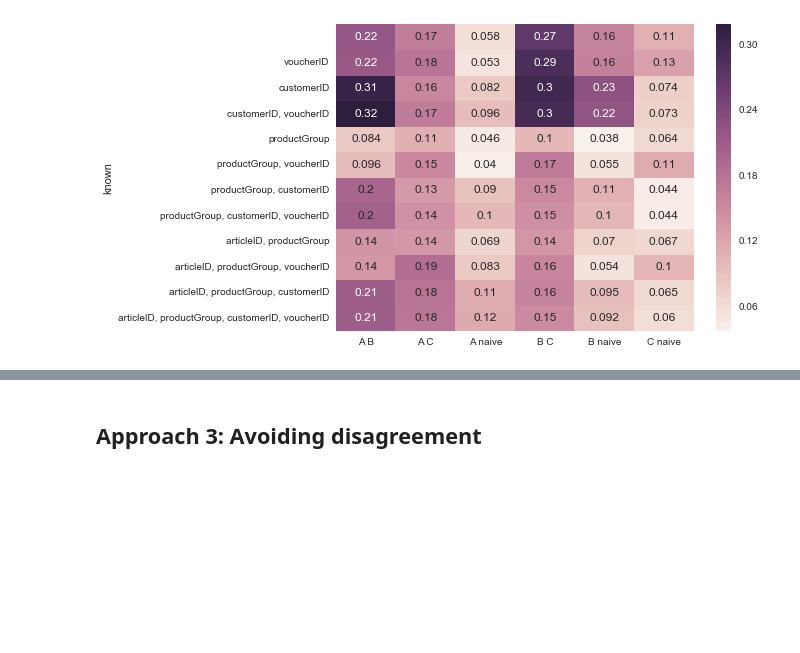
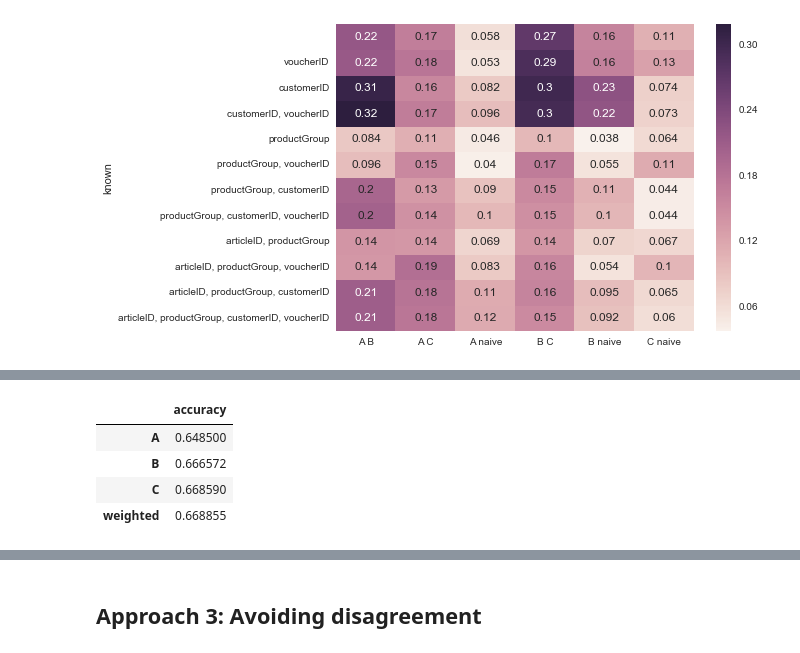
Before and after one commit to busfahren/dmc-results, a Jupyter notebook: merge.ipynb, the cells around one changed output, grey strips where cells are left out. Drawn from its saved outputs; the diff is of its cells as text; code cells hidden in the pictures; blank space fills up the shorter version.

```diff
--- a/merge.ipynb
+++ b/merge.ipynb
@@ -132,0 +127,19 @@ class_weighted_accuracy = merge.weighted_majority_vote(class_imputed, weights)
+# %%
+equal_confidence = test_imputed.copy()
+equal_confidence['confidence'] = 1
+
+# Evaluate mean accuracies for each classifier
+mean_accuracies = evaluate.mean_accuracies(test_predictions)['accuracy']
+accuracy_weights = np.power(mean_accuracies / mean_accuracies.mean(), 3)
+
+# Calculate majority vote for test and classification data
+test_weighted_accuracy = merge.weighted_majority_vote(equal_confidence, accuracy_weights)
+class_weighted_confidence = merge.weighted_majority_vote(equal_confidence, accuracy_weights)
+# %%
+evaluate.mean_accuracies(test_weighted_accuracy)
+# %% [output]
+|  | accuracy |
+| A | 0.648500 |
+| B | 0.666572 |
+| C | 0.668590 |
+| weighted | 0.668855 |
```
Also changed, not shown: parts of 19 cells of this notebook, 3 other files.
